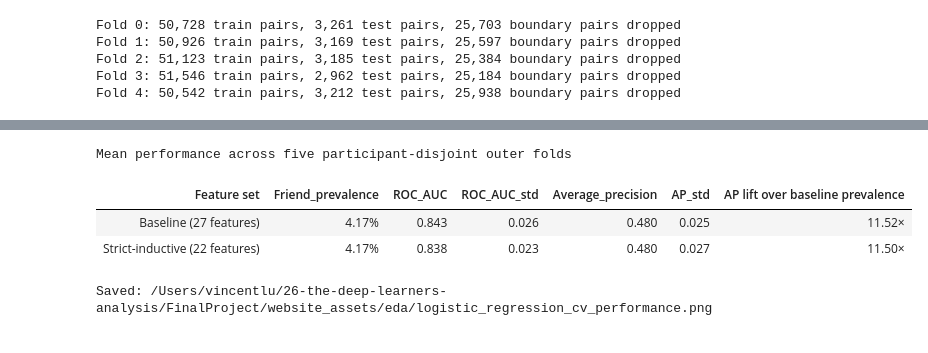
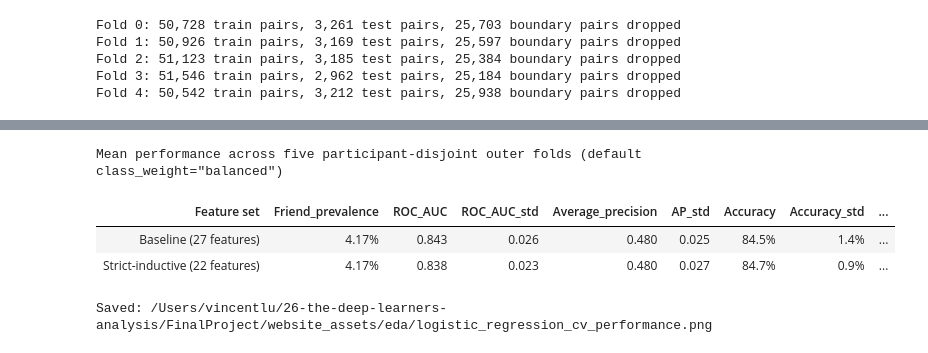
Before and after one commit to ucd-cosmos-data/26-the-deep-learners-analysis, a Jupyter notebook: FinalProject/notebooks/logistic_regression.ipynb, the cells around one changed output, grey strips where cells are left out. Cells and saved outputs as stored; diff of their text form; code cells hidden in the pictures.

```diff
--- a/FinalProject/notebooks/logistic_regression.ipynb
+++ b/FinalProject/notebooks/logistic_regression.ipynb
@@ -233,5 +247,8 @@ Two metrics, because either alone can mislead on an imbalanced label:
 # %%
-def run_cv(df, columns, label):
+def run_cv(df, columns, label, neg_weight_multiplier=1.0):
+    """5-fold participant-disjoint CV. neg_weight_multiplier=1.0 reproduces plain
+    class_weight='balanced'; values > 1 make the model more conservative about predicting
+    'friend' by penalizing negative-class (non-friend) errors more heavily (see Section 5.1)."""
     rows = []
     for k in range(n_folds):
         train_mask, test_mask = fold_masks(df, k)
@@ -241,47 +258,73 @@ def run_cv(df, columns, label):
         y_train = train_frame['is_fb_friend'].astype(int)
         y_test = test_frame['is_fb_friend'].astype(int)
 
-        model = LogisticRegression(class_weight='balanced', max_iter=2000, random_state=RANDOM_STATE)
+        neg_weight, pos_weight = compute_class_weight('balanced', classes=np.array([0, 1]), y=y_train)
+        class_weight = {0: neg_weight * neg_weight_multiplier, 1: pos_weight}
+
+        model = LogisticRegression(class_weight=class_weight, max_iter=2000, random_state=RANDOM_STATE)
         model.fit(train_X, y_train)
         proba = model.predict_proba(test_X)[:, 1]
+        pred = model.predict(test_X)
 
         rows.append({
             'Feature set': label,
             'Fold': k,
             'Test prevalence': y_test.mean(),
             'ROC-AUC': roc_auc_score(y_test, proba),
             'Average precision': average_precision_score(y_test, proba),
+            'Accuracy': accuracy_score(y_test, pred),
+            'Balanced accuracy': balanced_accuracy_score(y_test, pred),
+            'Precision': precision_score(y_test, pred, zero_division=0),
+            'Recall': recall_score(y_test, pred, zero_division=0),
+            'F1': f1_score(y_test, pred, zero_division=0),
         })
     return pd.DataFrame(rows)
 
 strict_results = run_cv(strict_df, STRICT_COLUMNS, 'Strict-inductive (22 features)')
 baseline_results = run_cv(baseline_df, BASELINE_COLUMNS, 'Baseline (27 features)')
 cv_results = pd.concat([strict_results, baseline_results], ignore_index=True)
 
 cv_summary = (
     cv_results.groupby('Feature set')
     .agg(
         Friend_prevalence=('Test prevalence', 'mean'),
         ROC_AUC=('ROC-AUC', 'mean'),
         ROC_AUC_std=('ROC-AUC', 'std'),
         Average_precision=('Average precision', 'mean'),
         AP_std=('Average precision', 'std'),
+        Accuracy=('Accuracy', 'mean'),
+        Accuracy_std=('Accuracy', 'std'),
+        Balanced_accuracy=('Balanced accuracy', 'mean'),
+        Balanced_accuracy_std=('Balanced accuracy', 'std'),
+        Precision=('Precision', 'mean'),
+        Recall=('Recall', 'mean'),
+        F1=('F1', 'mean'),
     )
     .reset_index()
 )
 cv_summary['AP lift over baseline prevalence'] = cv_summary['Average_precision'] / cv_summary['Friend_prevalence']
+# Gini coefficient: a linear rescaling of ROC-AUC (0 = random ranking, 1 = perfect ranking) used
+# as the standard discrimination metric in credit-scoring/churn-style modeling. Same information
+# as ROC-AUC, different convention -- included here since it's a one-line derivation and some
+# audiences expect it by name.
+cv_summary['Gini'] = 2 * cv_summary['ROC_AUC'] - 1
 
 display(
     cv_summary.style.format({
         'Friend_prevalence': '{:.2%}', 'ROC_AUC': '{:.3f}', 'ROC_AUC_std': '{:.3f}',
-        'Average_precision': '{:.3f}', 'AP_std': '{:.3f}', 'AP lift over baseline prevalence': '{:.2f}×',
-    }).hide(axis='index').set_caption('Mean performance across five participant-disjoint outer folds')
+        'Gini': '{:.3f}',
+        'Average_precision': '{:.3f}', 'AP_std': '{:.3f}',
+        'Accuracy': '{:.1%}', 'Accuracy_std': '{:.1%}',
+        'Balanced_accuracy': '{:.1%}', 'Balanced_accuracy_std': '{:.1%}',
+        'Precision': '{:.1%}', 'Recall': '{:.1%}', 'F1': '{:.1%}',
+        'AP lift over baseline prevalence': '{:.2f}×',
+    }).hide(axis='index').set_caption('Mean performance across five participant-disjoint outer folds (default class_weight="balanced")')
 )
 # %% [output]
-Mean performance across five participant-disjoint outer folds
+Mean performance across five participant-disjoint outer folds (default class_weight="balanced")
-| Feature set | Friend_prevalence | ROC_AUC | ROC_AUC_std | Average_precision | AP_std | AP lift over baseline prevalence |
-| Baseline (27 features) | 4.17% | 0.843 | 0.026 | 0.480 | 0.025 | 11.52× |
-| Strict-inductive (22 features) | 4.17% | 0.838 | 0.023 | 0.480 | 0.027 | 11.50× |
+| Feature set | Friend_prevalence | ROC_AUC | ROC_AUC_std | Average_precision | AP_std | Accuracy | Accuracy_std | ... |
+| Baseline (27 features) | 4.17% | 0.843 | 0.026 | 0.480 | 0.025 | 84.5% | 1.4% | ... |
+| Strict-inductive (22 features) | 4.17% | 0.838 | 0.023 | 0.480 | 0.027 | 84.7% | 0.9% | ... |
 # %%
 fig, axes = plt.subplots(1, 2, figsize=(12, 4.6))
 colors = [BLUE, ORANGE]
```
Also changed, not shown: parts of 57 cells of this notebook, 15 other files.
